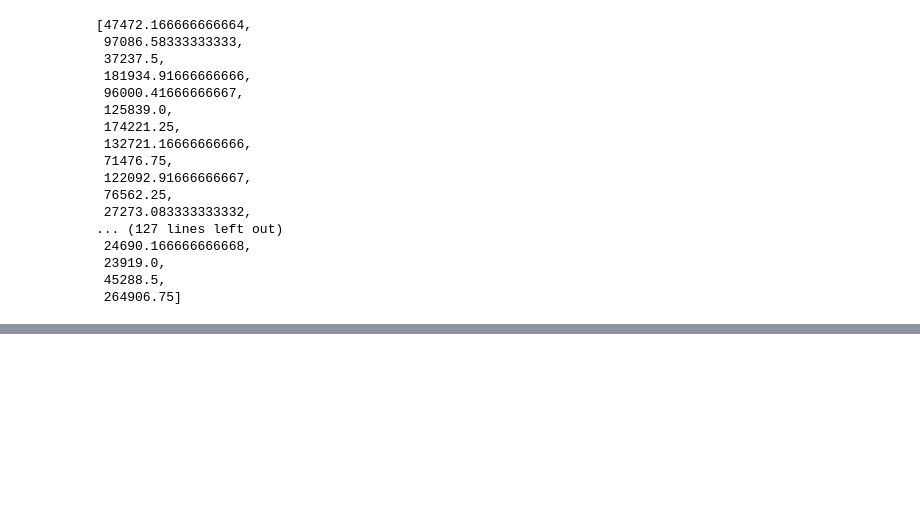
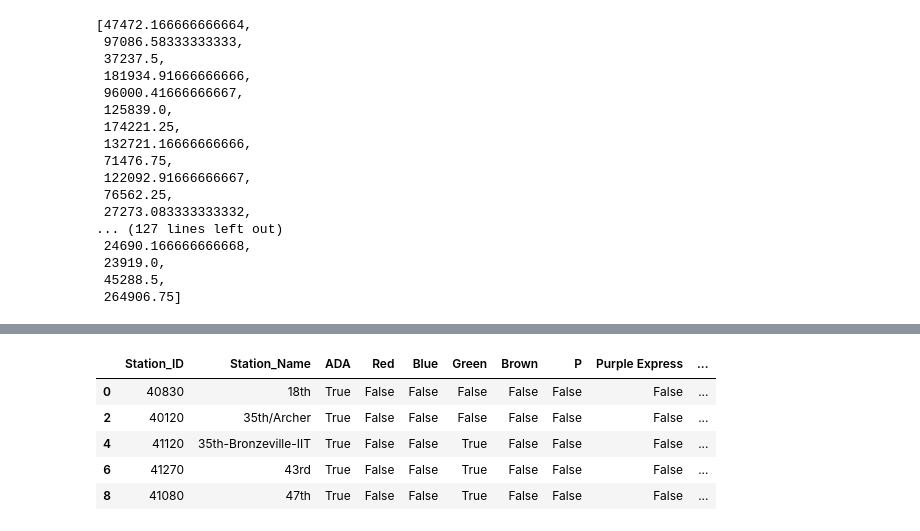
Before and after one commit to Atchub1/DataScience_Project2, a Jupyter notebook: new_files/Pandas/Data_2.ipynb, the cells around one changed output, grey strips where cells are left out. Drawn from its saved outputs; the diff is of its cells as text; code cells hidden in the pictures; blank space fills up the shorter version.

Commit message:
added system table

```diff
--- a/new_files/Pandas/Data_2.ipynb
+++ b/new_files/Pandas/Data_2.ipynb
@@ -518,0 +521,7 @@ cta_ten_year_ridership.to_sql('ten_year_ridership', con)
+# %%
+# Working with the orignal system_info dataframe, rename columns for conistancy
+system_info.rename(columns = {'STATION_NAME':'Station_Name', 'MAP_ID':'Station_ID', 'RED':'Red', 'BLUE':'Blue', 'G': 'Green', 'BRN': 'Brown',
+                'Pexp':'Purple Express', 'Y': 'Yellow', 'Pnk': 'Pink', 'O': 'Orange'}
+                 ,inplace = True)
+
+# system_info.head()
@@ -518,0 +536,16 @@ cta_ten_year_ridership.to_sql('ten_year_ridership', con)
+# %%
+# create new dataframe with system_info, drop columns were are not using, drop duplicates, move Station_ID to the first Column
+system_df = system_info
+system_df.drop(['STOP_ID','DIRECTION_ID', 'STOP_NAME', 'STATION_DESCRIPTIVE_NAME', 'Location'], axis = 1, inplace=True)
+system_df.set_index('Station_ID', inplace = True)
+system_df.reset_index(inplace=True)
+system_df.drop_duplicates(subset='Station_Name', keep= 'first', inplace =True)
+system_df.drop_duplicates(subset='Station_ID', keep= 'first', inplace =True)
+# system_df.head()
+# %% [output]
+|  | Station_ID | Station_Name | ADA | Red | Blue | Green | Brown | P | Purple Express | ... |
+| 0 | 40830 | 18th | True | False | False | False | False | False | False | ... |
+| 2 | 40120 | 35th/Archer | True | False | False | False | False | False | False | ... |
+| 4 | 41120 | 35th-Bronzeville-IIT | True | False | False | True | False | False | False | ... |
+| 6 | 41270 | 43rd | True | False | False | True | False | False | False | ... |
+| 8 | 41080 | 47th | True | False | False | True | False | False | False | ... |
```
Also changed, not shown: parts of 3 cells of this notebook.
